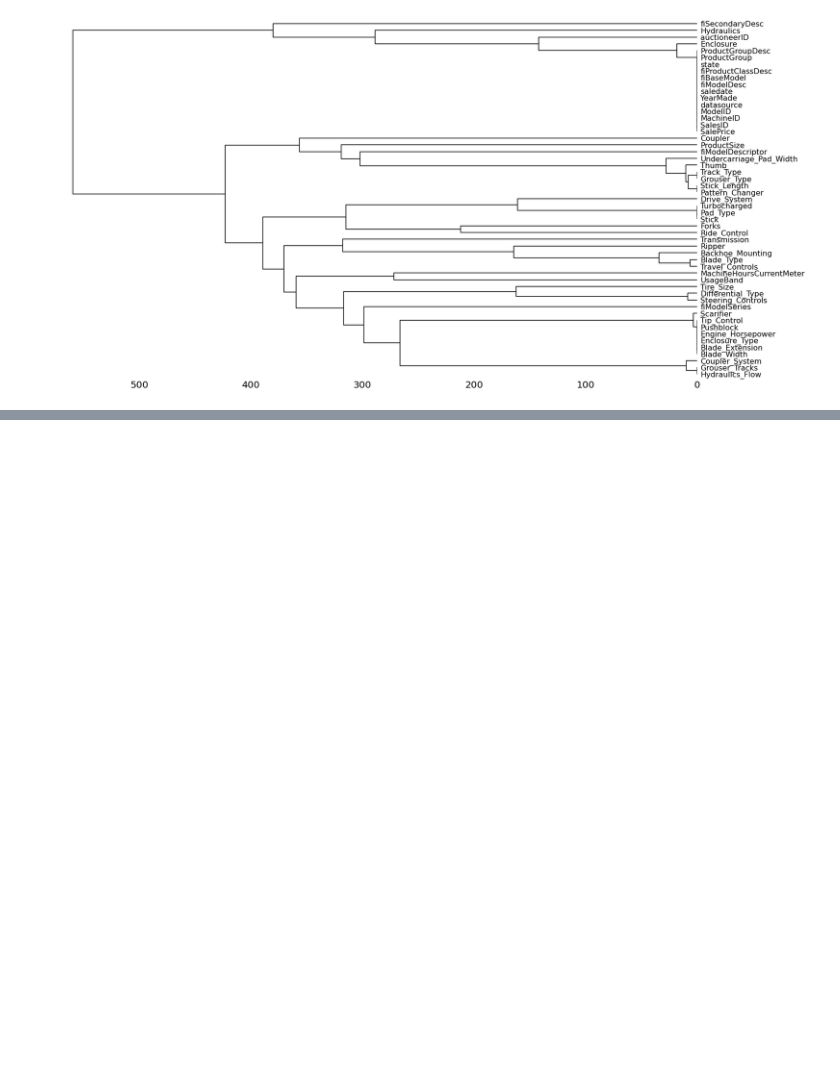
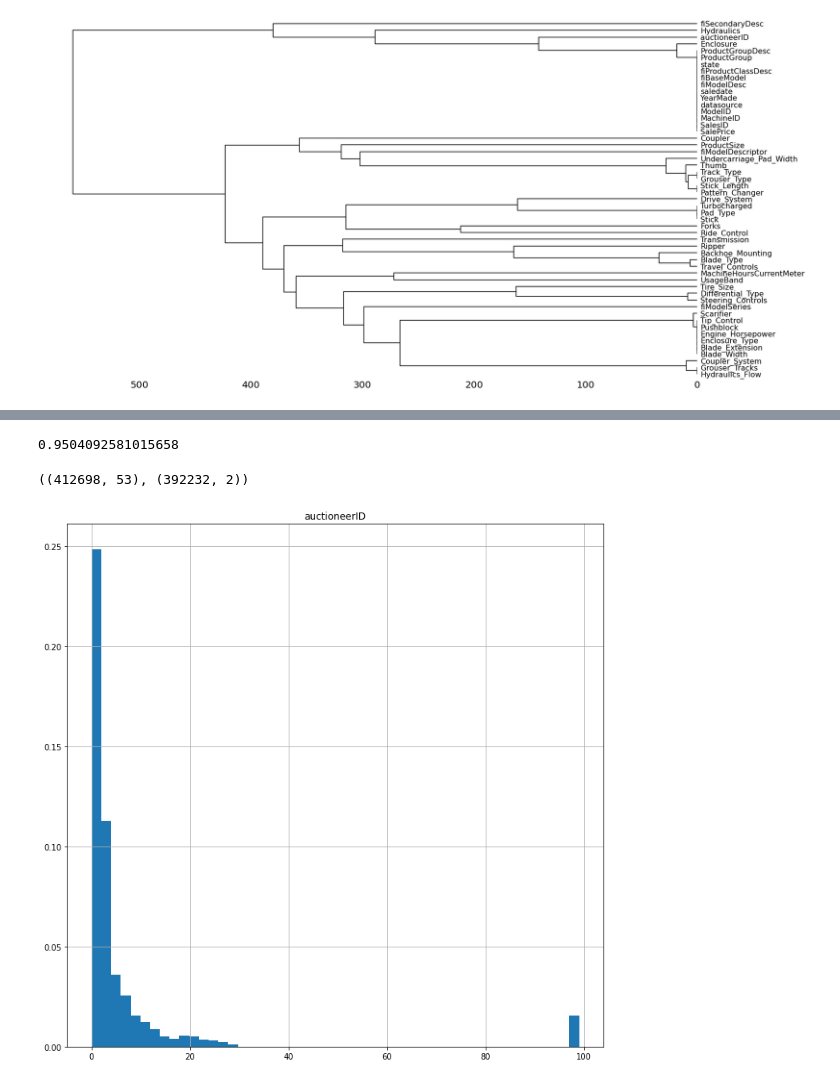
Before and after one commit to TROISTROIS/BLUE-BOOK-FOR-BULLDOZERS, a Jupyter notebook: blue-book-for-bulldozers.ipynb, the cells around one changed output, grey strips where cells are left out. Drawn from its saved outputs; the diff is of its cells as text; code cells hidden in the pictures; blank space fills up the shorter version.

```diff
--- a/blue-book-for-bulldozers.ipynb
+++ b/blue-book-for-bulldozers.ipynb
@@ -294,3 +297,8 @@ mno.dendrogram(df)
 # %% [output]
 <AxesSubplot:>
 [figure]
+# %%
+# duplicate entries
+print("Duplicate entries initially:", df.duplicated().sum())
+df = df.drop_duplicates(keep=False)
+print("Duplicate entries after dropping:", df.duplicated().sum())
@@ -296,0 +375,4 @@ mno.dendrogram(df)
+# %%
+# look for columns that have less than 5% missing null values
+cols = [var for var in df.columns if df[var].isnull().mean() < 0.05 and df[var].isnull().mean()>0]
+cols
@@ -296,0 +392,17 @@ mno.dendrogram(df)
+# %%
+# see how much you lose when you drop them all
+len(df[cols].dropna())/len(df)
+# %% [output]
+0.9504092581015658
+# %%
+dfnew = df[cols].dropna()
+df.shape, dfnew.shape
+# %% [output]
+((412698, 53), (392232, 2))
+# %%
+# visualize the distribution
+dfnew.hist(bins=50,density = True, figsize = (12,12))
+dfnew.columns
+plt.show()
+# %% [output]
+[figure, added]
```
Also changed, not shown: parts of 22 cells of this notebook.
